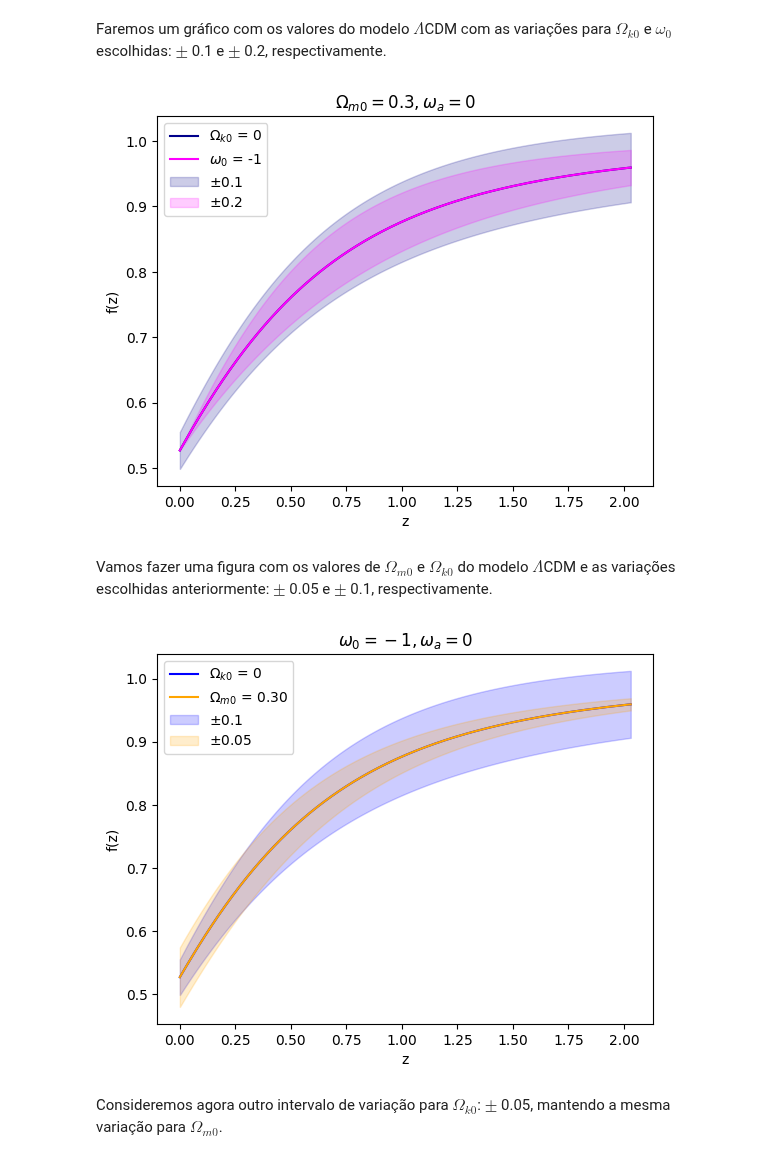
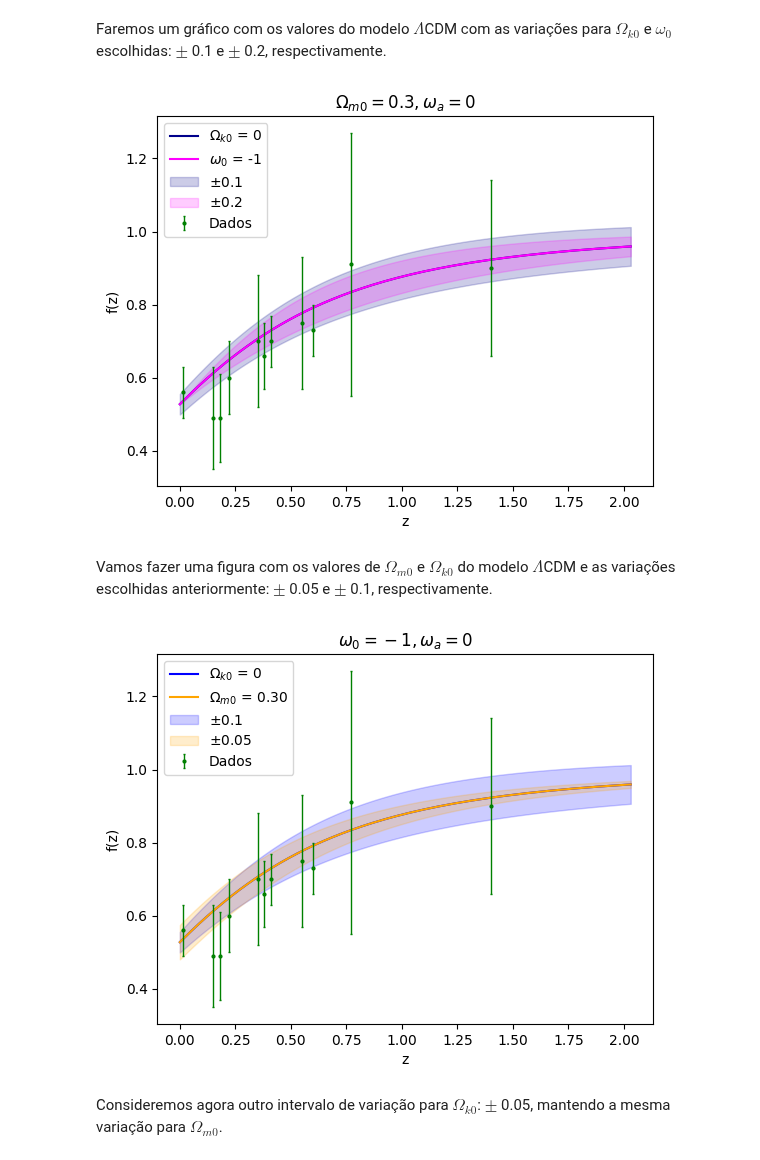
Before and after one commit to fernanda0402/Doutorado, a Jupyter notebook: Taxa_de_crescimento_de_estruturas.ipynb, the cells around one changed output. Cells and saved outputs as stored; diff of their text form; code cells hidden in the pictures.

```diff
--- a/Taxa_de_crescimento_de_estruturas.ipynb
+++ b/Taxa_de_crescimento_de_estruturas.ipynb
@@ -37,3 +39,7 @@ import pyccl as ccl
+# %%
+f_dados = np.array([0.56, 0.49, 0.49, 0.60, 0.70, 0.66, 0.70, 0.75, 0.73, 0.91, 0.90])
+f_erro = np.array([0.07, 0.14, 0.12, 0.10, 0.18, 0.09, 0.07, 0.18, 0.07, 0.36, 0.24])
+z_dados = np.array([0.013, 0.15, 0.18, 0.22, 0.35, 0.38, 0.41, 0.55, 0.60, 0.77, 1.40])
 # %% [markdown]
 Primeiramente, manteremos os valores de $\Omega_{k0}$ e $\Omega_{m0}$ fixos de acordo com os valores obtidos pelo Planck e iremos variar $w_0$ entre -1.2 e -0.8 (lembrando que no modelo $\Lambda$CDM temos que $w_0$ = -1).
 
@@ -214,6 +221,7 @@ Faremos um gráfico com os valores do modelo $\Lambda$CDM com as variações par
 fig, ax = plt.subplots()
 ax.plot(z, f, label='$\Omega_{k0}$ = 0', color='darkblue')
 ax.plot(z, f, label='$\omega_0$ = -1', color='magenta')
+plt.errorbar(z_dados, f_dados, yerr = f_erro, color = 'green', label='Dados', fmt='o', markersize=2, elinewidth=1, capsize=1)
 plt.xlabel('z')
 plt.ylabel('f(z)')
 ax.fill_between(z, f - sig_f3,  f + sig_f3,  alpha=0.2, color='darkblue', label='$\pm$0.1')
@@ -222,22 +230,23 @@ plt.legend(loc='upper left')
 plt.title('$\Omega_{m0} = 0.3, \omega_a = 0$')
 plt.show()
 # %% [output]
-[figure, old version]
+[figure, new version]
 # %% [markdown]
 Vamos fazer uma figura com os valores de $\Omega_{m0}$ e $\Omega_{k0}$ do modelo $\Lambda$CDM e as variações escolhidas anteriormente: $\pm$ 0.05 e $\pm$ 0.1, respectivamente.
 # %%
 fig, ax = plt.subplots()
 ax.plot(z, f, label='$\Omega_{k0}$ = 0', color='blue')
 ax.plot(z, f, label='$\Omega_{m0}$ = 0.30', color='orange')
+plt.errorbar(z_dados, f_dados, yerr = f_erro, color = 'green', label='Dados', fmt='o', markersize=2, elinewidth=1, capsize=1)
 plt.xlabel('z')
 plt.ylabel('f(z)')
 ax.fill_between(z, f - sig_f3, f + sig_f3, alpha=0.2, color='blue', label='$\pm$0.1')
 ax.fill_between(z, f - sig_f1, f + sig_f1, alpha=0.2, color='orange', label='$\pm$0.05')
 plt.legend(loc='upper left')
 plt.title('$\omega_0 = -1, \omega_a = 0$')
 plt.show()
 # %% [output]
-[figure, old version]
+[figure, new version]
 # %% [markdown]
 Consideremos agora outro intervalo de variação para $\Omega_{k0}$: $\pm$ 0.05, mantendo a mesma variação para $\Omega_{m0}$.
 # %%
```
Also changed, not shown: parts of 4 cells of this notebook.
